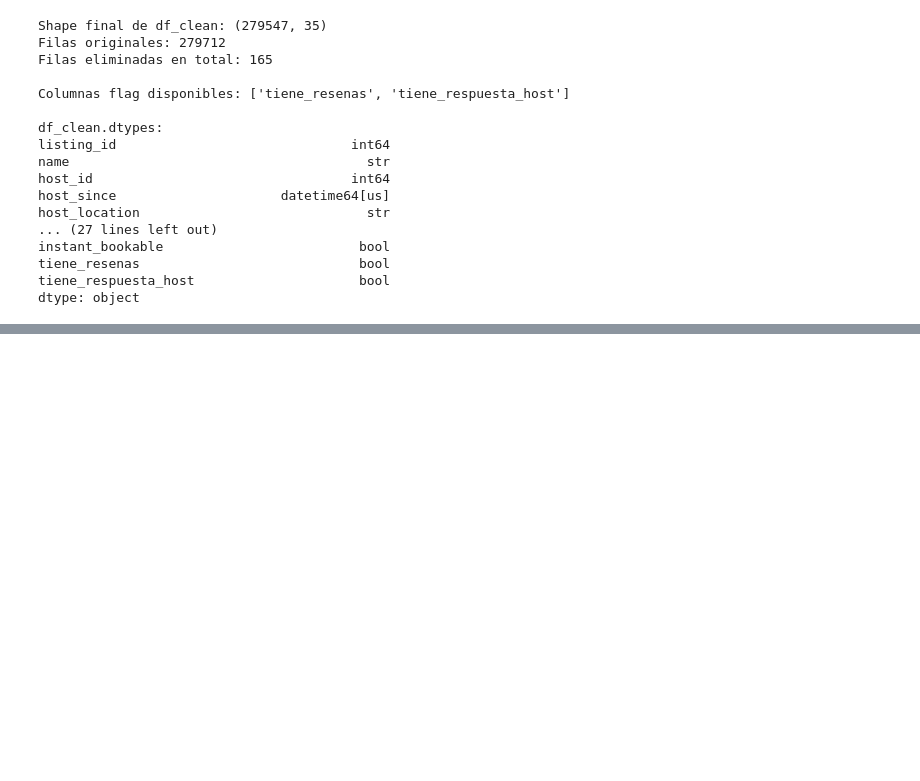
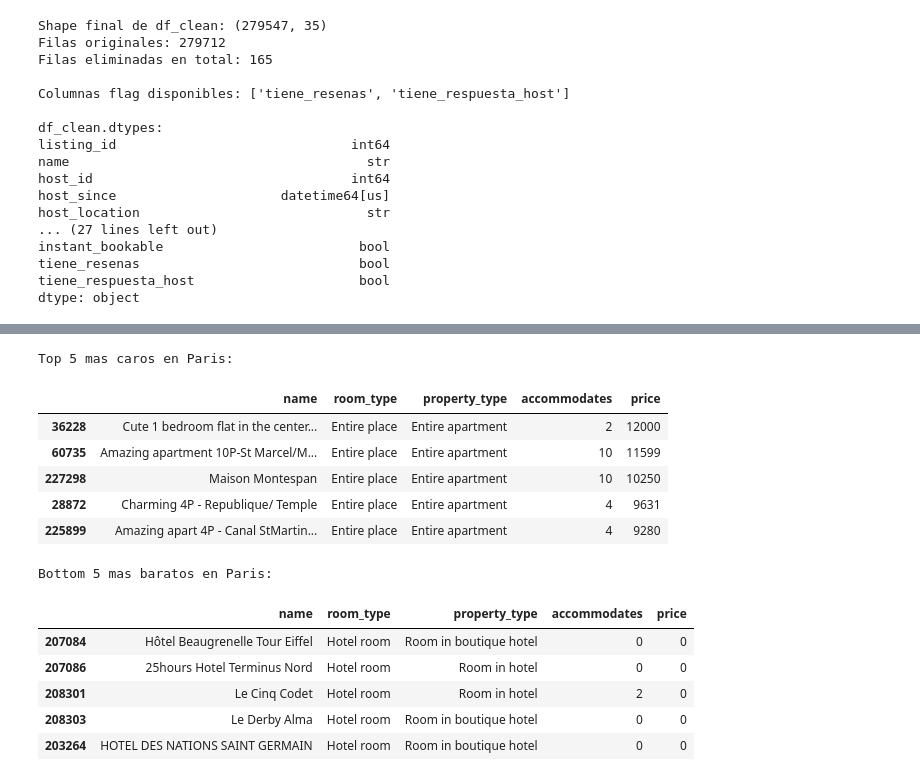
Before and after one commit to kepabonsaeafit/fundamentos-aa-2026, a Jupyter notebook: talleres/workshop1-eda/workshop1_eda.ipynb, the cells around one changed output, grey strips where cells are left out. Cells and saved outputs as stored; diff of their text form; code cells hidden in the pictures; blank space fills up the shorter version.

```diff
--- a/talleres/workshop1-eda/workshop1_eda.ipynb
+++ b/talleres/workshop1-eda/workshop1_eda.ipynb
@@ -664,0 +771,28 @@ dtype: object
+# %%
+# Se ordena price filtrado a una sola ciudad (city_top, definida en el Punto 6)
+# para que los 5 mas caros/baratos sean comparables entre si (misma moneda)
+price_city_sorted = df_clean[df_clean["city"] == city_top].sort_values("price", ascending=False)
+
+cols_interes = ["name", "room_type", "property_type", "accommodates", "price"]
+
+print(f"Top 5 mas caros en {city_top}:")
+display(price_city_sorted.head(5)[cols_interes])
+
+# .tail(5) sobre el orden descendente = los 5 valores mas bajos
+print(f"\nBottom 5 mas baratos en {city_top}:")
+display(price_city_sorted.tail(5)[cols_interes])
+# %% [output]
+Top 5 mas caros en Paris:
+|  | name | room_type | property_type | accommodates | price |
+| 36228 | Cute 1 bedroom flat in the center... | Entire place | Entire apartment | 2 | 12000 |
+| 60735 | Amazing apartment 10P-St Marcel/M... | Entire place | Entire apartment | 10 | 11599 |
+| 227298 | Maison Montespan | Entire place | Entire apartment | 10 | 10250 |
+| 28872 | Charming 4P - Republique/ Temple | Entire place | Entire apartment | 4 | 9631 |
+| 225899 | Amazing apart 4P - Canal StMartin... | Entire place | Entire apartment | 4 | 9280 |
+Bottom 5 mas baratos en Paris:
+|  | name | room_type | property_type | accommodates | price |
+| 207084 | Hôtel Beaugrenelle Tour Eiffel | Hotel room | Room in boutique hotel | 0 | 0 |
+| 207086 | 25hours Hotel Terminus Nord | Hotel room | Room in hotel | 0 | 0 |
+| 208301 | Le Cinq Codet | Hotel room | Room in hotel | 2 | 0 |
+| 208303 | Le Derby Alma | Hotel room | Room in boutique hotel | 0 | 0 |
+| 203264 | HOTEL DES NATIONS SAINT GERMAIN | Hotel room | Room in boutique hotel | 0 | 0 |
```
Also changed, not shown: parts of 16 cells of this notebook, 1 other file.
